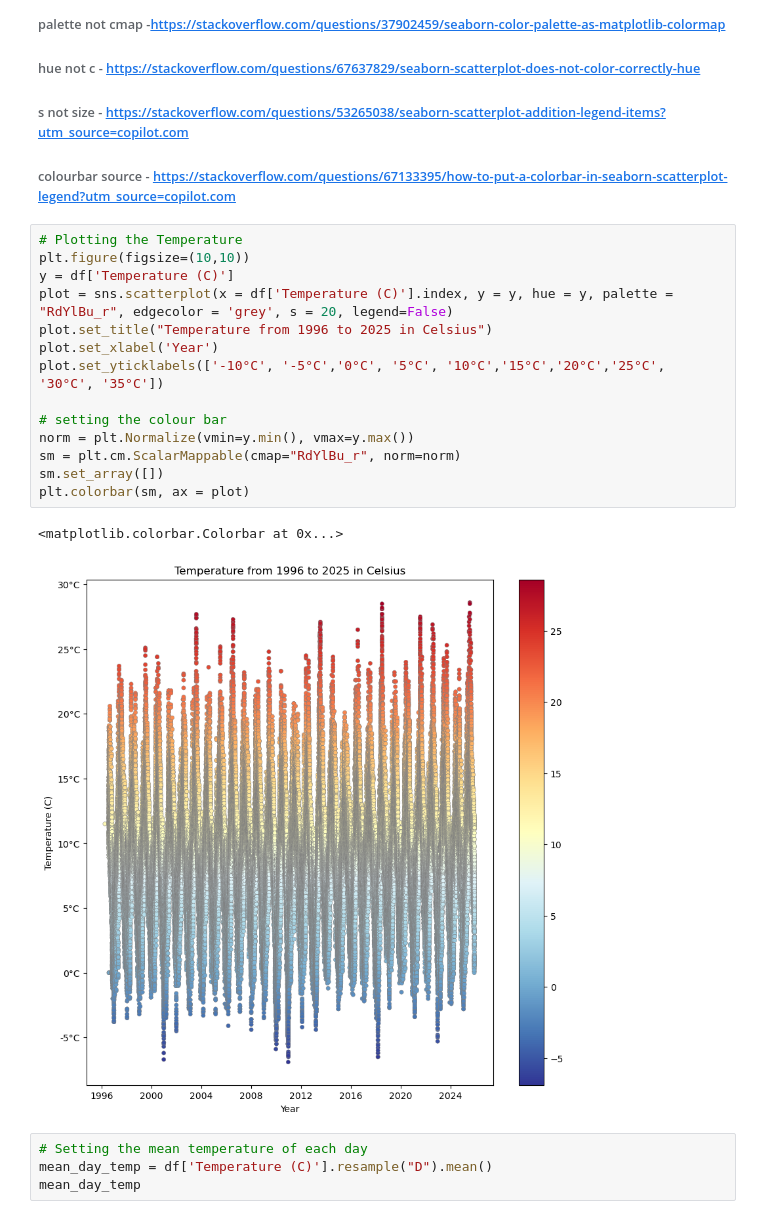
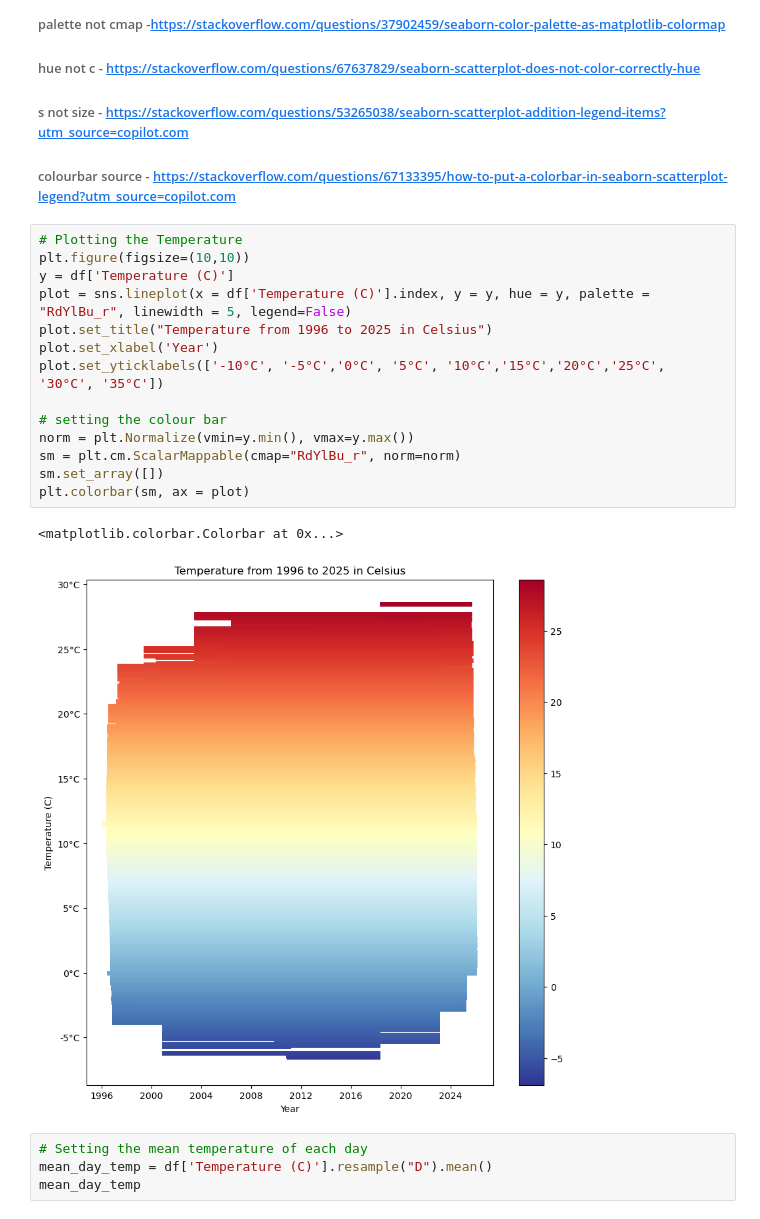
Before and after one commit to FaolanH/programming-for-data-analytics, a Jupyter notebook: pfda-assignments/assignment06_weather.ipynb, the cells around one changed output. Saved outputs shown, nothing was run; the diff lists cells and outputs as text.

Commit message:
double checking assignment 6, converting one plot to a line plot and running it in the Terminal

```diff
--- a/pfda-assignments/assignment06_weather.ipynb
+++ b/pfda-assignments/assignment06_weather.ipynb
@@ -264,20 +266,20 @@ dtype: int64
 # %%
 # Plotting the Temperature
 plt.figure(figsize=(10,10))
 y = df['Temperature (C)']
-plot = sns.scatterplot(x = df['Temperature (C)'].index, y = y, hue = y, palette = "RdYlBu_r", edgecolor = 'grey', s = 20, legend=False)
+plot = sns.lineplot(x = df['Temperature (C)'].index, y = y, hue = y, palette = "RdYlBu_r", linewidth = 5, legend=False)
 plot.set_title("Temperature from 1996 to 2025 in Celsius")
 plot.set_xlabel('Year')
 plot.set_yticklabels(['-10°C', '-5°C','0°C', '5°C', '10°C','15°C','20°C','25°C', '30°C', '35°C'])
 
 # setting the colour bar
 norm = plt.Normalize(vmin=y.min(), vmax=y.max())
 sm = plt.cm.ScalarMappable(cmap="RdYlBu_r", norm=norm)
 sm.set_array([])
 plt.colorbar(sm, ax = plot)
 # %% [output]
 <matplotlib.colorbar.Colorbar at 0x...>
-[figure, old version]
+[figure, new version]
 # %%
 # Setting the mean temperature of each day
 mean_day_temp = df['Temperature (C)'].resample("D").mean()
```
Also changed, not shown: parts of 7 cells of this notebook.
